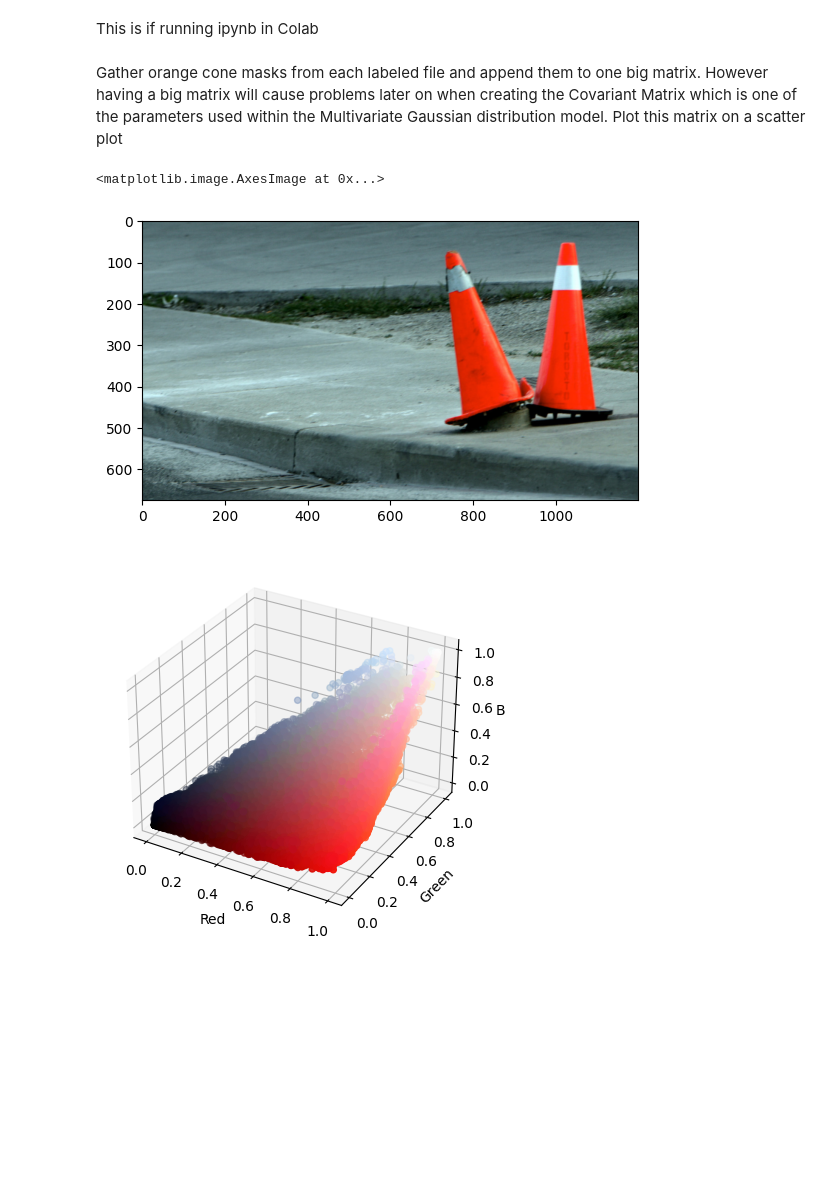
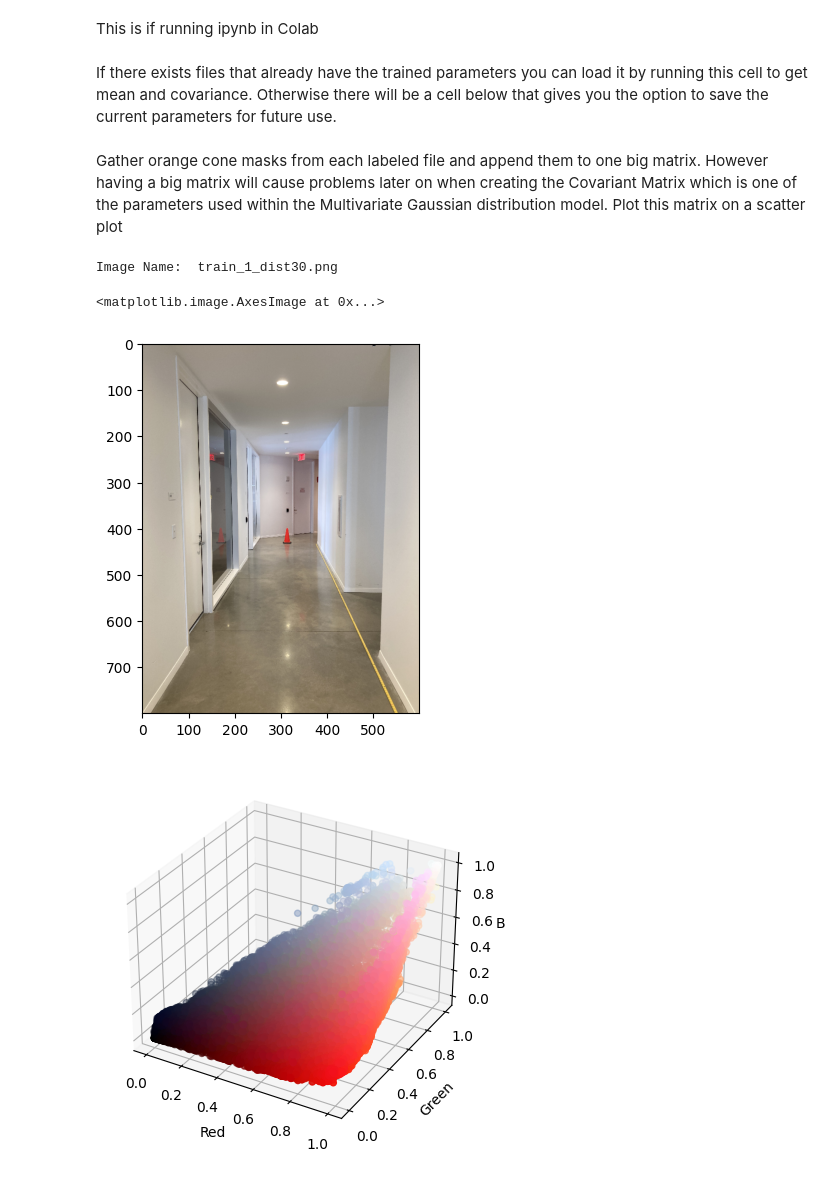
Before and after one commit to Kalva014/Color_Segmentation, a Jupyter notebook: ColorSegmentationTraining.ipynb, the cells around one changed output. Cells and saved outputs as stored; diff of their text form; code cells hidden in the pictures; blank space fills up the shorter version.

```diff
--- a/ColorSegmentationTraining.ipynb
+++ b/ColorSegmentationTraining.ipynb
@@ -14,3 +14,5 @@ This is if running ipynb in Colab
 # drive.mount('/content/drive/')
 
 # os.chdir("/content/drive/MyDrive/ECE5242/")
+# %% [markdown]
+If there exists files that already have the trained parameters you can load it by running this cell to get mean and covariance. Otherwise there will be a cell below that gives you the option to save the current parameters for future use.
@@ -22,38 +33,39 @@ def get_labeled_images_pixels(labeled_folder):
     roi_pixels = np.loadtxt(os.path.join(labeled_folder, os.listdir(labeled_folder)[0]))
     for index in range(1, len(os.listdir(labeled_folder))):
     #for index in range(1, 2):
         pixels_to_concat = np.loadtxt(os.path.join(labeled_folder, os.listdir(labeled_folder)[index]))
         roi_pixels = np.concatenate((roi_pixels, pixels_to_concat))
     return roi_pixels
 
 # This is for getting original image and number of its pixels
 def get_original_image(unlabled_folder):
     for index in range(2, 3):
         unlabeled_img = mpimg.imread(os.path.join(unlabled_folder, os.listdir(unlabled_folder)[index]))
     print("Image Name: ", os.listdir(unlabled_folder)[index])
 
-    return unlabeled_img
+    return unlabeled_img, os.listdir(unlabled_folder)[index]
 
 # This is for getting testing image
 def get_test_image(test_folder, test_image):
     unlabeled_img = mpimg.imread(os.path.join(test_folder, test_image))
 
     return unlabeled_img
 
 
 cone_labeled_folder = 'Data/Cone_Labeled'
 extra_labeled_folder = 'Data/Extra_Labeled'
 unlabeled_folder = 'Data/ECE5242Proj1-train'
 test_folder = 'Data/Test_Images'
 cone_roi_pixels = get_labeled_images_pixels(cone_labeled_folder)
 extra_roi_pixels = get_labeled_images_pixels(extra_labeled_folder)
-#unlabeled_img = get_original_image(unlabeled_folder)
-unlabeled_img = get_test_image(test_folder, 'traffic-cones02.png')  # THIS IS WHERE YOU
+unlabeled_img, image_name = get_original_image(unlabeled_folder)
+#unlabeled_img = get_test_image(test_folder, 'traffic-cones02.png')  # THIS IS WHERE YOU
 
 plt.imshow(unlabeled_img)
 # %% [output]
-<matplotlib.image.AxesImage at 0x...>
+Image Name:  train_1_dist30.png
+<matplotlib.image.AxesImage at 0x...>
-[figure, old version]
+[figure, new version]
 # %%
 # Plot region of interest points onto scatter plot
 def plot_region_of_interest(roi_pixels):
```
Also changed, not shown: parts of 7 cells of this notebook, 6 other files.
